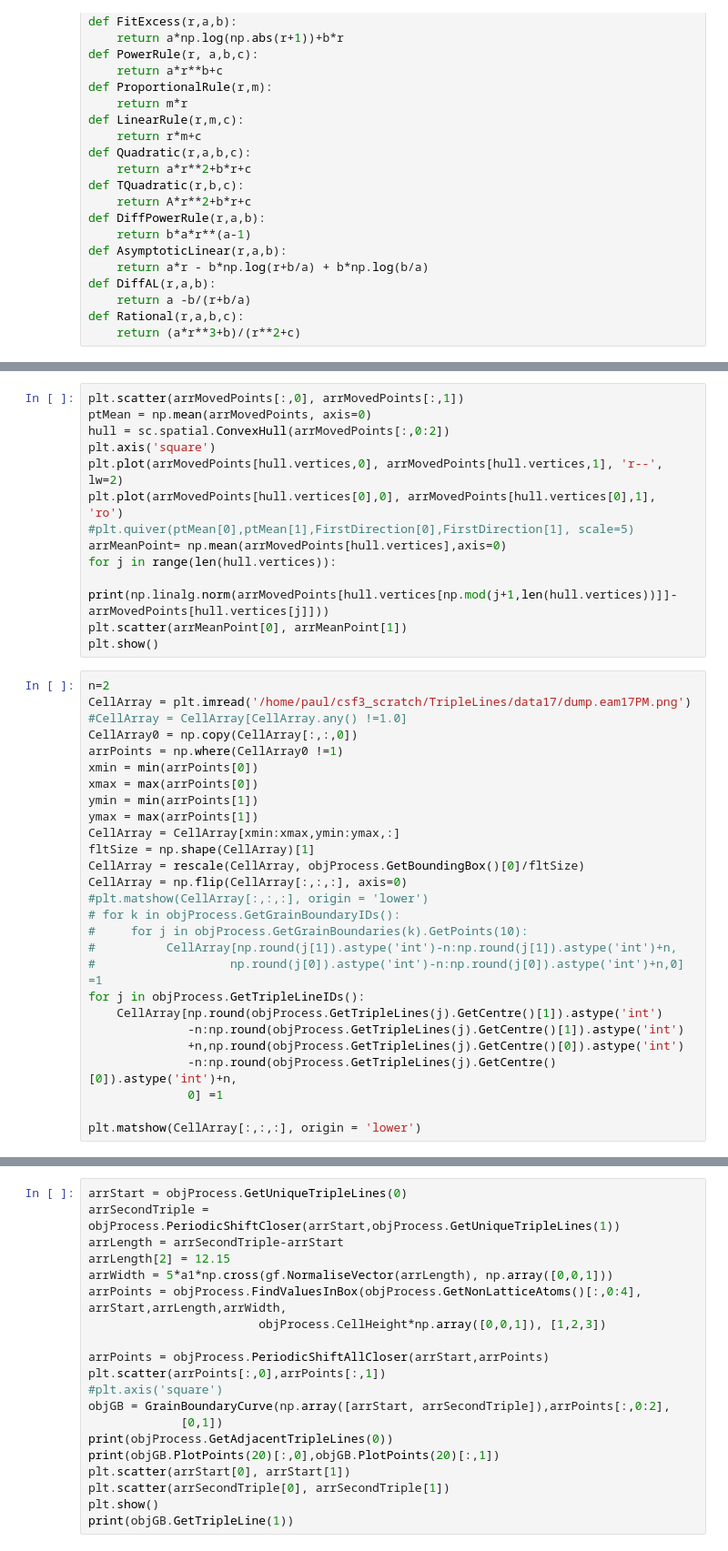
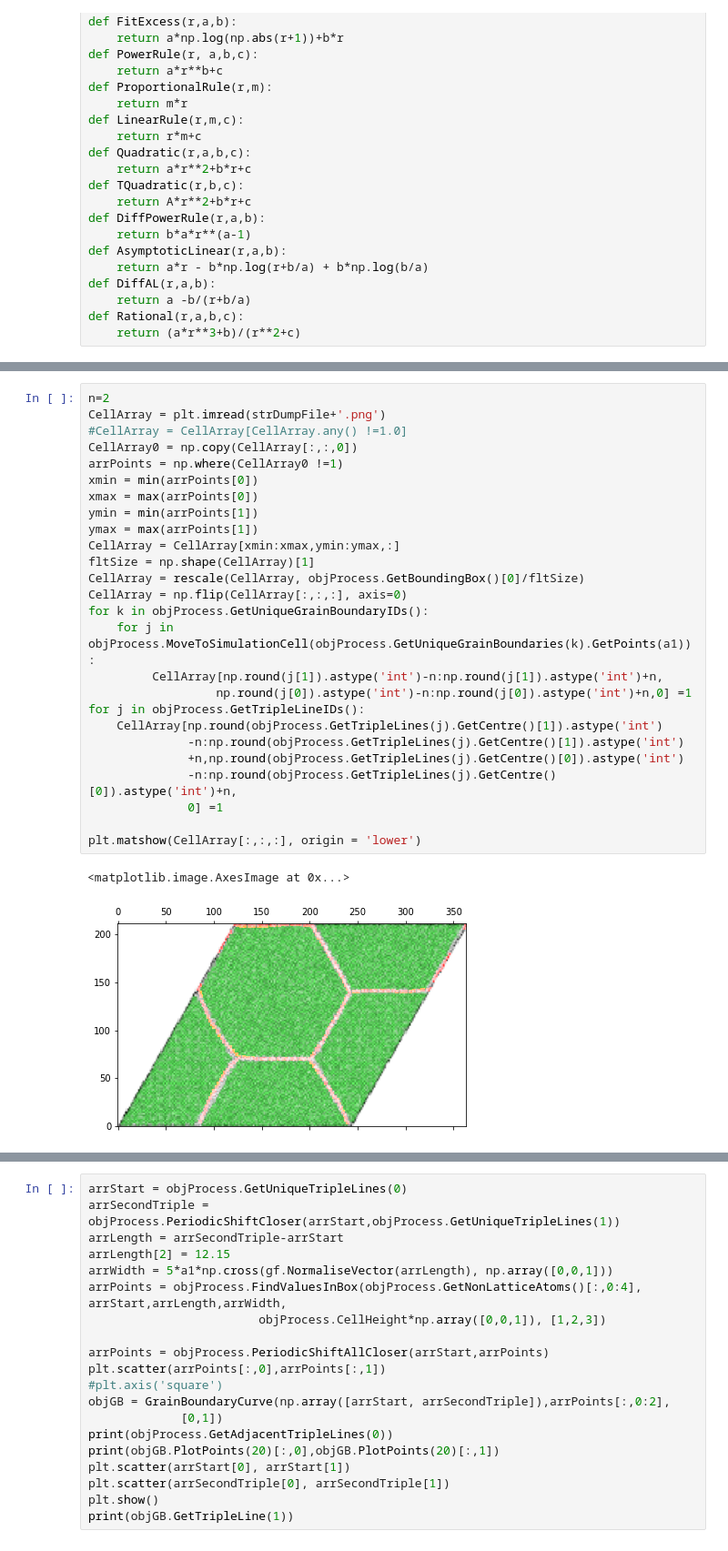
Before and after one commit to PaulTwine/TripleLines.github.io, a Jupyter notebook: TripleLine Fitting.ipynb, the cells around one changed output, grey strips where cells are left out. Shown at 91% size. Saved outputs shown, nothing was run; the diff lists cells and outputs as text.

```diff
--- a/TripleLine Fitting.ipynb
+++ b/TripleLine Fitting.ipynb
@@ -121,40 +109,29 @@ for j in objProcess.GetUniqueTripleLineIDs():
-# %%
-plt.scatter(arrMovedPoints[:,0], arrMovedPoints[:,1])
-ptMean = np.mean(arrMovedPoints, axis=0)
-hull = sc.spatial.ConvexHull(arrMovedPoints[:,0:2])
-plt.axis('square')
-plt.plot(arrMovedPoints[hull.vertices,0], arrMovedPoints[hull.vertices,1], 'r--', lw=2)
-plt.plot(arrMovedPoints[hull.vertices[0],0], arrMovedPoints[hull.vertices[0],1], 'ro')
-#plt.quiver(ptMean[0],ptMean[1],FirstDirection[0],FirstDirection[1], scale=5)
-arrMeanPoint= np.mean(arrMovedPoints[hull.vertices],axis=0)
-for j in range(len(hull.vertices)):
-    print(np.linalg.norm(arrMovedPoints[hull.vertices[np.mod(j+1,len(hull.vertices))]]-arrMovedPoints[hull.vertices[j]]))
-plt.scatter(arrMeanPoint[0], arrMeanPoint[1])
-plt.show()
 # %%
 n=2
-CellArray = plt.imread('/home/paul/csf3_scratch/TripleLines/data17/dump.eam17PM.png')
+CellArray = plt.imread(strDumpFile+'.png')
 #CellArray = CellArray[CellArray.any() !=1.0]
 CellArray0 = np.copy(CellArray[:,:,0])
 arrPoints = np.where(CellArray0 !=1)
 xmin = min(arrPoints[0])
 xmax = max(arrPoints[0])
 ymin = min(arrPoints[1])
 ymax = max(arrPoints[1])
 CellArray = CellArray[xmin:xmax,ymin:ymax,:]
 fltSize = np.shape(CellArray)[1]
 CellArray = rescale(CellArray, objProcess.GetBoundingBox()[0]/fltSize)
 CellArray = np.flip(CellArray[:,:,:], axis=0)
-#plt.matshow(CellArray[:,:,:], origin = 'lower')
-# for k in objProcess.GetGrainBoundaryIDs():
-#     for j in objProcess.GetGrainBoundaries(k).GetPoints(10):
-#          CellArray[np.round(j[1]).astype('int')-n:np.round(j[1]).astype('int')+n,
-#                   np.round(j[0]).astype('int')-n:np.round(j[0]).astype('int')+n,0] =1
+for k in objProcess.GetUniqueGrainBoundaryIDs():
+    for j in objProcess.MoveToSimulationCell(objProcess.GetUniqueGrainBoundaries(k).GetPoints(a1)):
+         CellArray[np.round(j[1]).astype('int')-n:np.round(j[1]).astype('int')+n,
+                  np.round(j[0]).astype('int')-n:np.round(j[0]).astype('int')+n,0] =1
 for j in objProcess.GetTripleLineIDs():
     CellArray[np.round(objProcess.GetTripleLines(j).GetCentre()[1]).astype('int')
               -n:np.round(objProcess.GetTripleLines(j).GetCentre()[1]).astype('int')
               +n,np.round(objProcess.GetTripleLines(j).GetCentre()[0]).astype('int')
               -n:np.round(objProcess.GetTripleLines(j).GetCentre()[0]).astype('int')+n,
               0] =1
 
 plt.matshow(CellArray[:,:,:], origin = 'lower')
+# %% [output]
+<matplotlib.image.AxesImage at 0x...>
+[figure, added]
```
Also changed, not shown: parts of 8 cells of this notebook, 1 other file.
